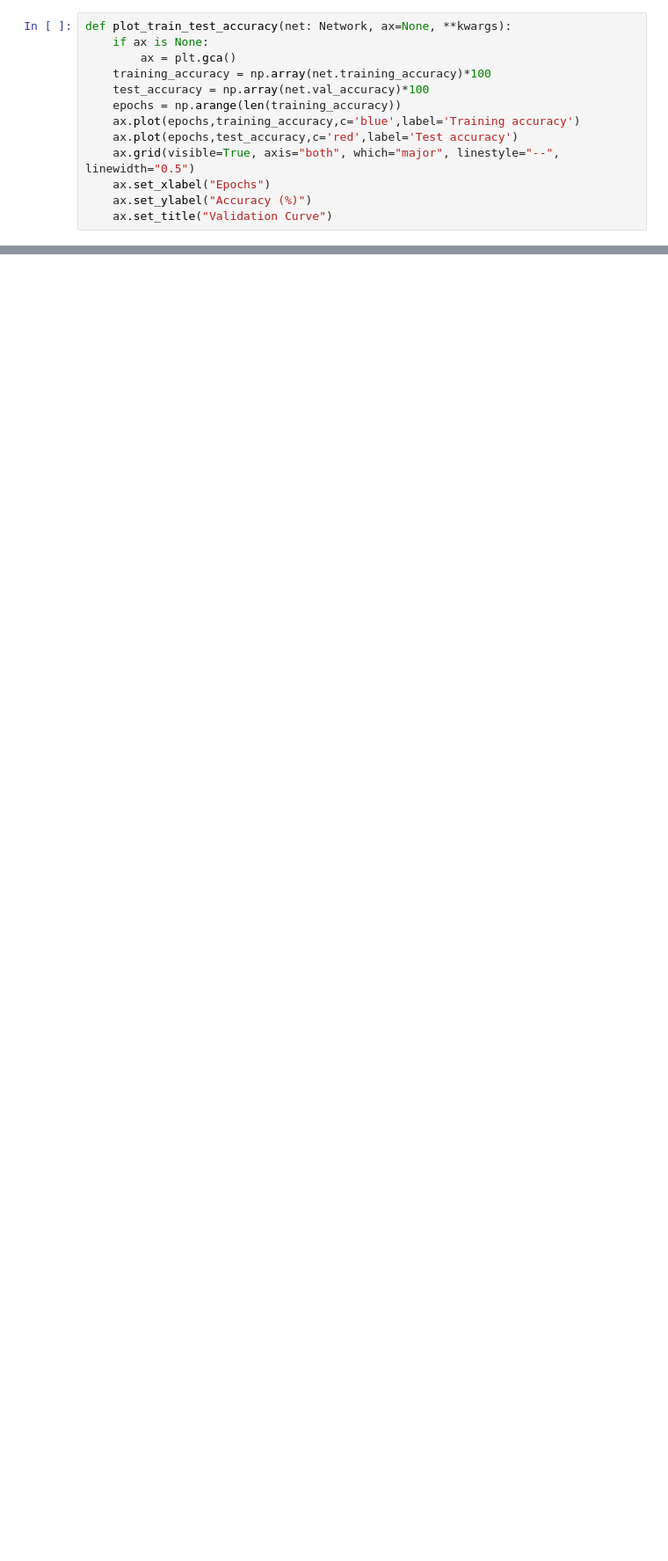
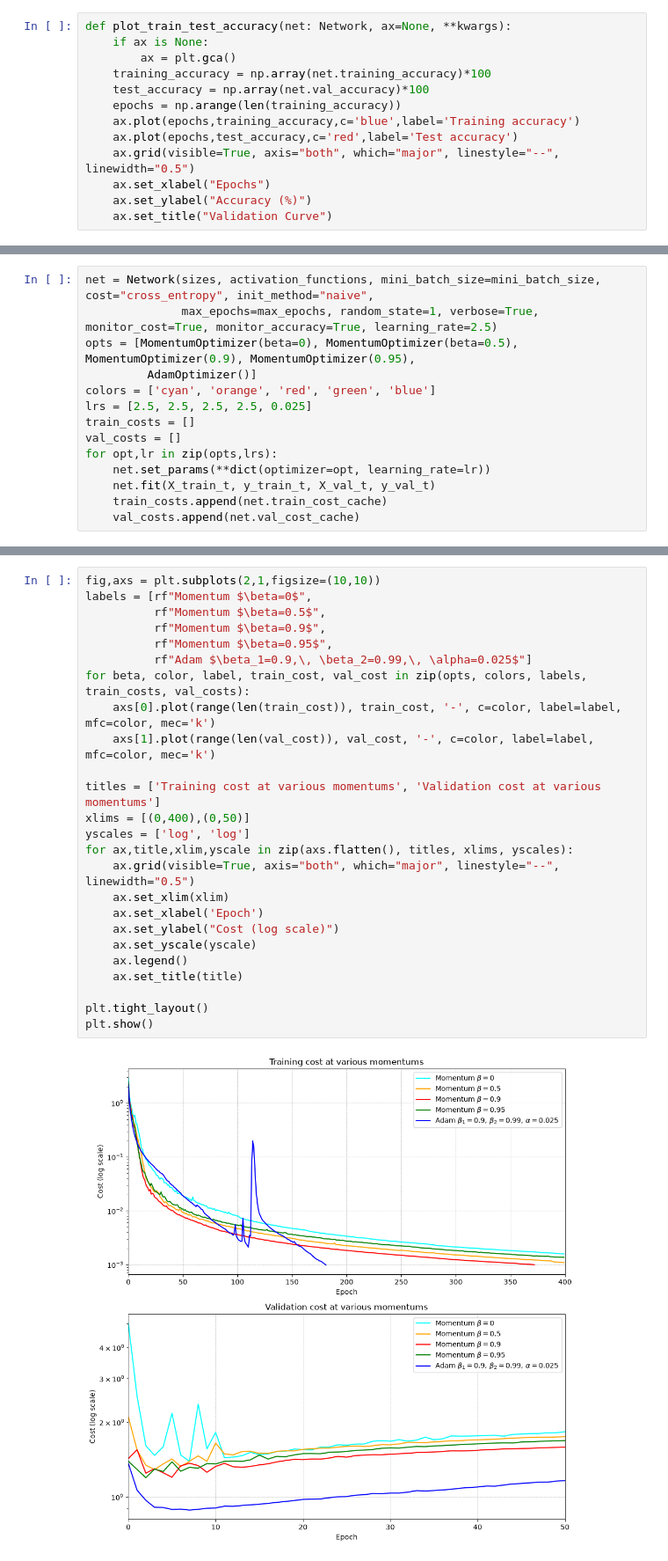
Before and after one commit to svd-jelo/deep-learning, a Jupyter notebook: 202-optimization-methods.ipynb, the cells around one changed output, grey strips where cells are left out. Shown at 88% size. Saved outputs shown, nothing was run; the diff lists cells and outputs as text; blank space fills up the shorter version.

Commit message:
Test optimizers

```diff
--- a/202-optimization-methods.ipynb
+++ b/202-optimization-methods.ipynb
@@ -78,0 +51,14 @@ plt.show()
+# %%
+net = Network(sizes, activation_functions, mini_batch_size=mini_batch_size, cost="cross_entropy", init_method="naive",
+              max_epochs=max_epochs, random_state=1, verbose=True, monitor_cost=True, monitor_accuracy=True, learning_rate=2.5)
+opts = [MomentumOptimizer(beta=0), MomentumOptimizer(beta=0.5), MomentumOptimizer(0.9), MomentumOptimizer(0.95),
+         AdamOptimizer()]
+colors = ['cyan', 'orange', 'red', 'green', 'blue']
+lrs = [2.5, 2.5, 2.5, 2.5, 0.025]
+train_costs = []
+val_costs = []
+for opt,lr in zip(opts,lrs):
+    net.set_params(**dict(optimizer=opt, learning_rate=lr))
+    net.fit(X_train_t, y_train_t, X_val_t, y_val_t)
+    train_costs.append(net.train_cost_cache)
+    val_costs.append(net.val_cost_cache)
@@ -78,0 +86,27 @@ plt.show()
+# %%
+fig,axs = plt.subplots(2,1,figsize=(10,10))
+labels = [rf"Momentum $\beta=0$",
+          rf"Momentum $\beta=0.5$",
+          rf"Momentum $\beta=0.9$",
+          rf"Momentum $\beta=0.95$",
+          rf"Adam $\beta_1=0.9,\, \beta_2=0.99,\, \alpha=0.025$"]
+for beta, color, label, train_cost, val_cost in zip(opts, colors, labels, train_costs, val_costs):
+    axs[0].plot(range(len(train_cost)), train_cost, '-', c=color, label=label, mfc=color, mec='k')
+    axs[1].plot(range(len(val_cost)), val_cost, '-', c=color, label=label, mfc=color, mec='k')
+
+titles = ['Training cost at various momentums', 'Validation cost at various momentums']
+xlims = [(0,400),(0,50)]
+yscales = ['log', 'log']
+for ax,title,xlim,yscale in zip(axs.flatten(), titles, xlims, yscales):
+    ax.grid(visible=True, axis="both", which="major", linestyle="--", linewidth="0.5")
+    ax.set_xlim(xlim)
+    ax.set_xlabel('Epoch')
+    ax.set_ylabel("Cost (log scale)")
+    ax.set_yscale(yscale)
+    ax.legend()
+    ax.set_title(title)
+
+plt.tight_layout()
+plt.show()
+# %% [output]
+[figure, added]
```
Also changed, not shown: parts of 5 cells of this notebook.
